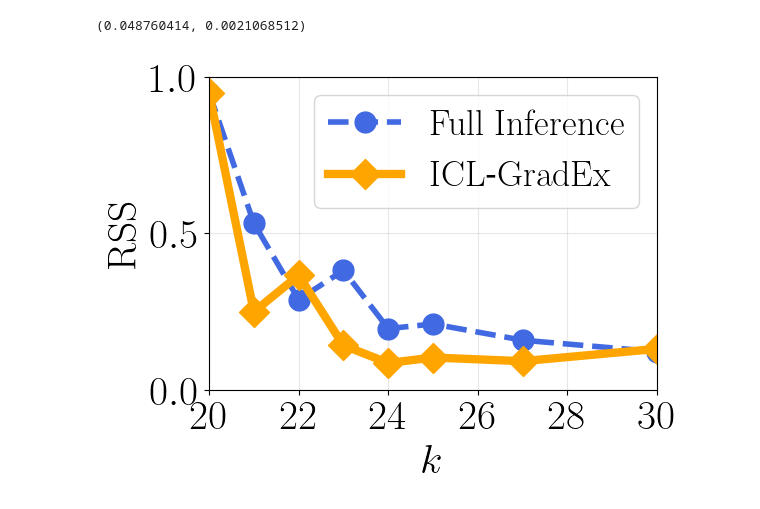
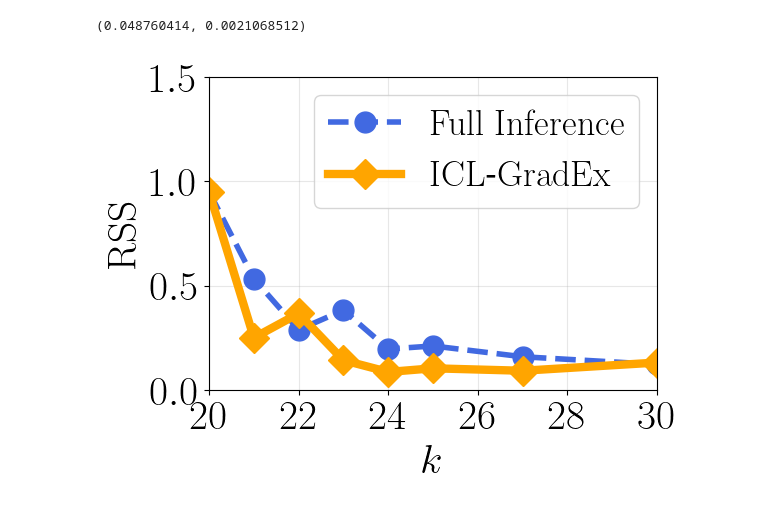
Before and after one commit to VirtuosoResearch/ICL-GradSel, a Jupyter notebook: in-context-learning/src/notebook/plot_lr.ipynb, the cells around one changed output. Cells and saved outputs as stored; diff of their text form; code cells hidden in the pictures.

```diff
--- a/in-context-learning/src/notebook/plot_lr.ipynb
+++ b/in-context-learning/src/notebook/plot_lr.ipynb
@@ -65,33 +65,33 @@ fig, ax = plt.subplots(figsize=(6, 4.5))
 #plt.fill_between(x, np.mean(loss_random_list, axis=0)-np.std(loss_random_list, axis=0), np.mean(loss_random_list, axis=0)+np.std(loss_random_list, axis=0), alpha=0.2)
 
 plt.plot(x, full_inference, lw=4, label=r"$\mathrm{Full~Inference}$", color="royalblue",  linestyle="--", markersize=15, marker="o")
 # plt.fill_between(x, full_inference-full_inference_std, full_inference+full_inference_std, alpha=0.2, color="royalblue")
 plt.plot(x, estimate, lw=6, label=r"$\mathrm{ICL}$" + "-" + r"$\mathrm{GradEx}$", color="orange", markersize=15, marker="D")
 # plt.fill_between(x, estimate-estimate_std, estimate+estimate_std, alpha=0.2, color="orange")
 
 # for i in range(len(x)):
 #     ax.errorbar(x[i], full_inference[i],
 #                 yerr=full_inference_std[i],
 #                 capsize=5, capthick=1.5, ecolor='black')
 #     ax.errorbar(x[i], estimate[i],
 #                 yerr=estimate_std[i],
 #                 capsize=5, capthick=1.5, ecolor='black')
 
 
 
 plt.xticks(fontsize=30)
-plt.yticks([0, 0.5, 1], fontsize=30)
+plt.yticks(np.arange(0, 1.6, 0.5), fontsize=30)
 plt.xlim(20, 30)
-#plt.ylim(0, 0.065)
+plt.ylim(0, 1.6)
 
 plt.legend(fontsize=26)
 
 # plt.title(r'$\mathrm{Linear~regression}$', fontsize=30)
 plt.xlabel(r'$k$', fontsize=30)
 plt.ylabel(r'$\mathrm{RSS}$', fontsize=30)
 plt.grid(True, alpha=0.3)
 plt.tight_layout()
 plt.savefig("./plot_lr.pdf", format="pdf", dpi=1200)
 plt.show()
 # %% [output]
-[figure, old version]
+[figure, new version]
```
Also changed, not shown: 5 other files.
